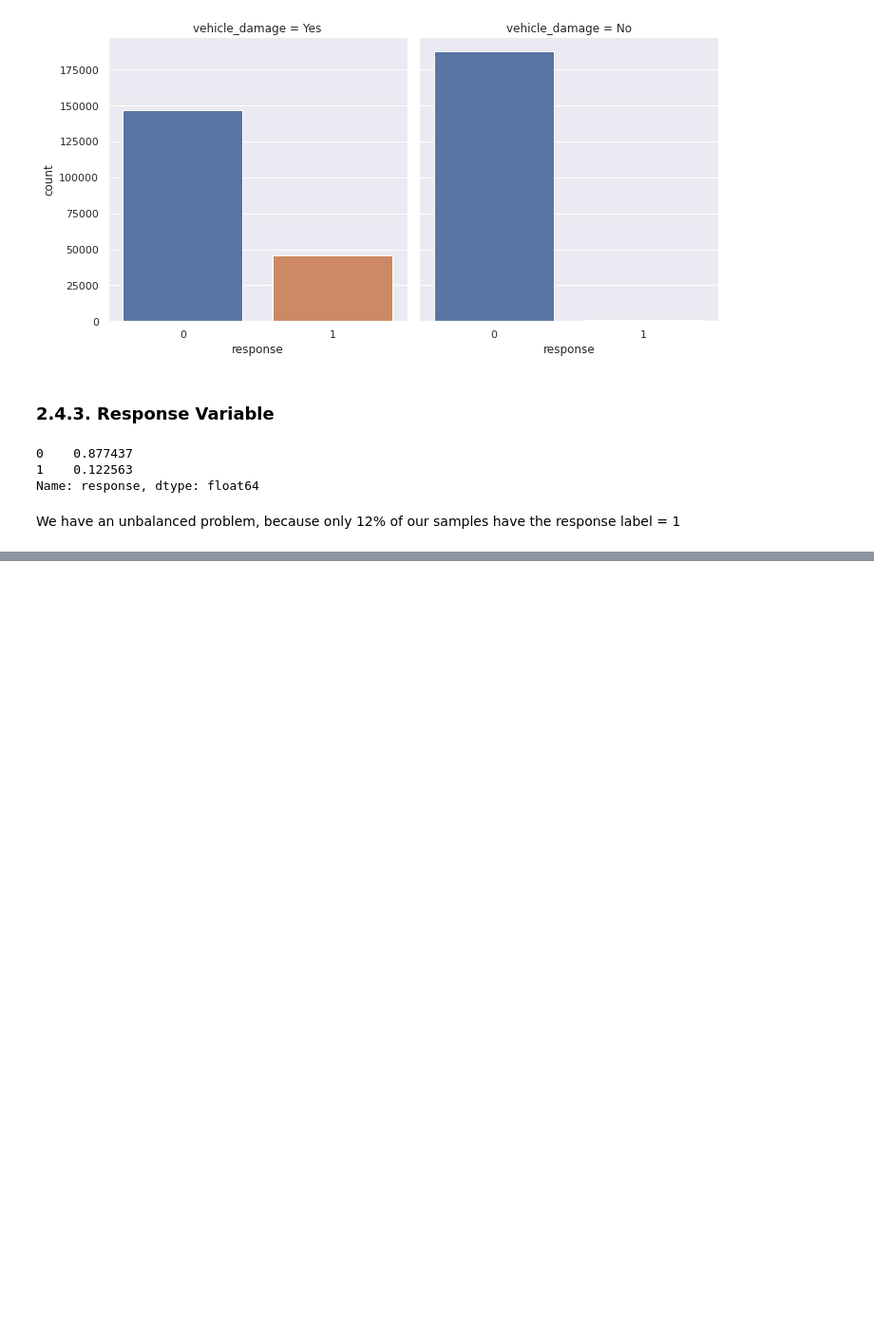
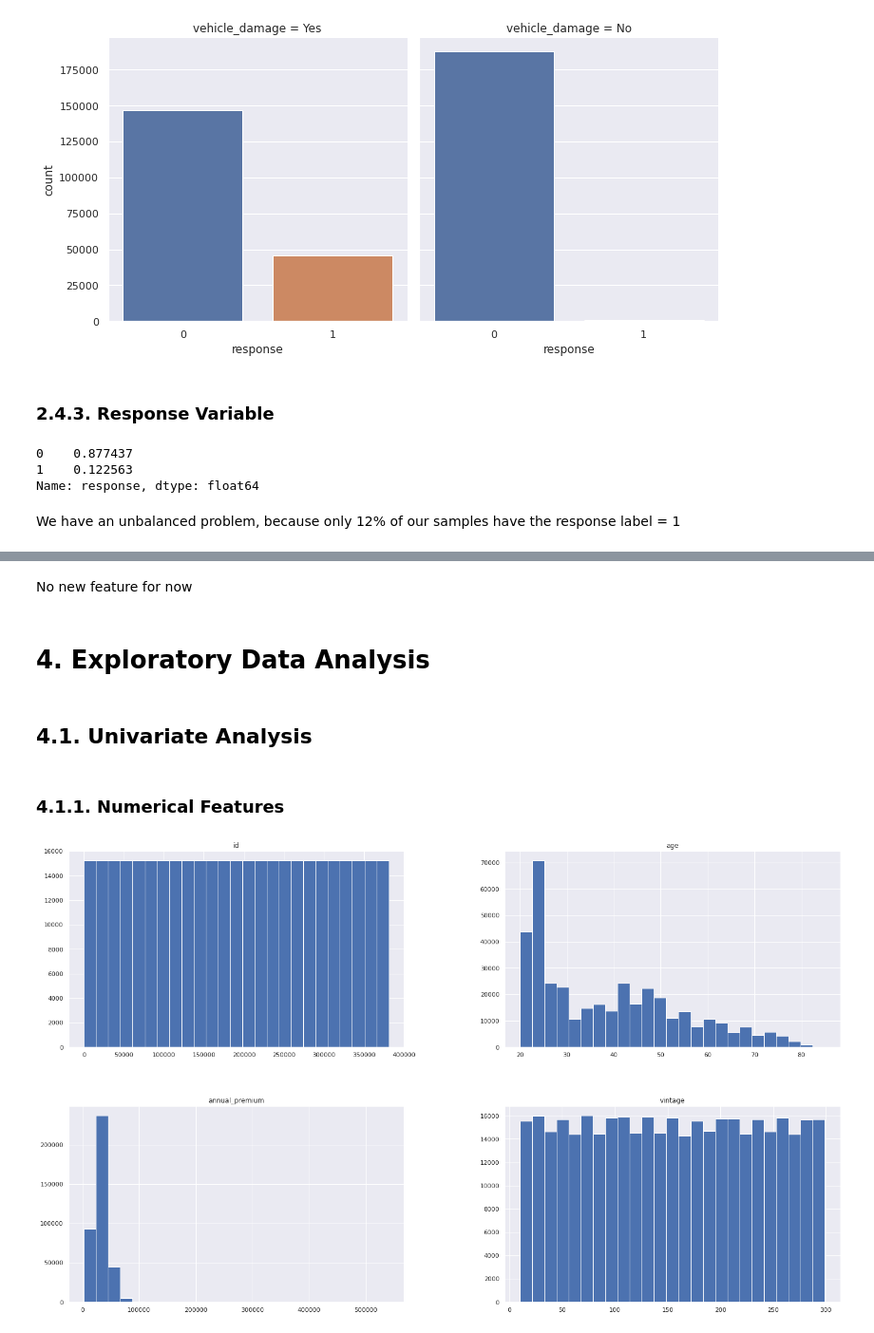
Before and after one commit to olini/insurance-cross-sell-prediction, a Jupyter notebook: notebook.ipynb, the cells around one changed output, grey strips where cells are left out. Shown at 95% size. Cells and saved outputs as stored; diff of their text form; code cells hidden in the pictures; blank space fills up the shorter version.

```diff
--- a/notebook.ipynb
+++ b/notebook.ipynb
@@ -212,0 +200,2 @@ We have an unbalanced problem, because only 12% of our samples have the response
+# %%
+df_fe = df_dd.copy()
@@ -212,0 +211,14 @@ We have an unbalanced problem, because only 12% of our samples have the response
+# %% [markdown]
+No new feature for now
+# %% [markdown]
+# 4. Exploratory Data Analysis
+# %%
+df_eda = df_fe.copy()
+# %% [markdown]
+## 4.1. Univariate Analysis
+# %% [markdown]
+### 4.1.1. Numerical Features
+# %%
+df_eda[['id', 'age', 'annual_premium', 'vintage']].hist(bins=25, figsize=(25,15));
+# %% [output]
+[figure, added]
```
Also changed, not shown: parts of 11 cells of this notebook.
